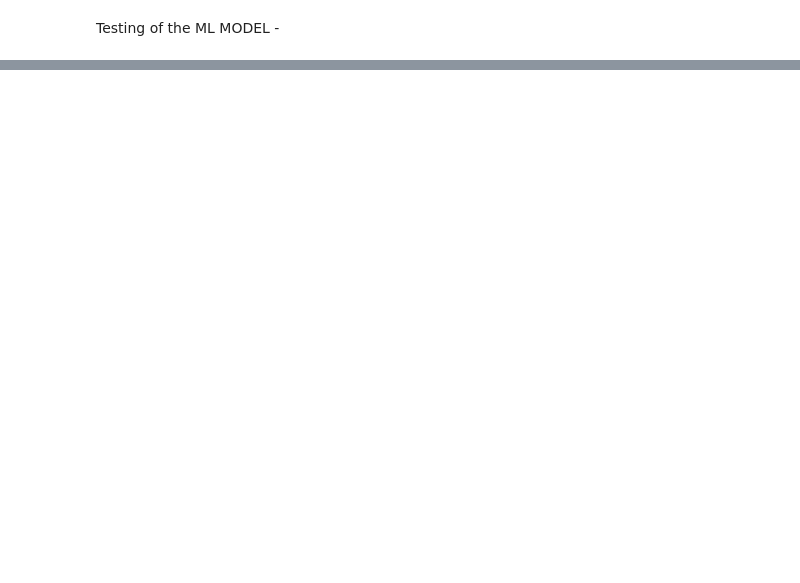
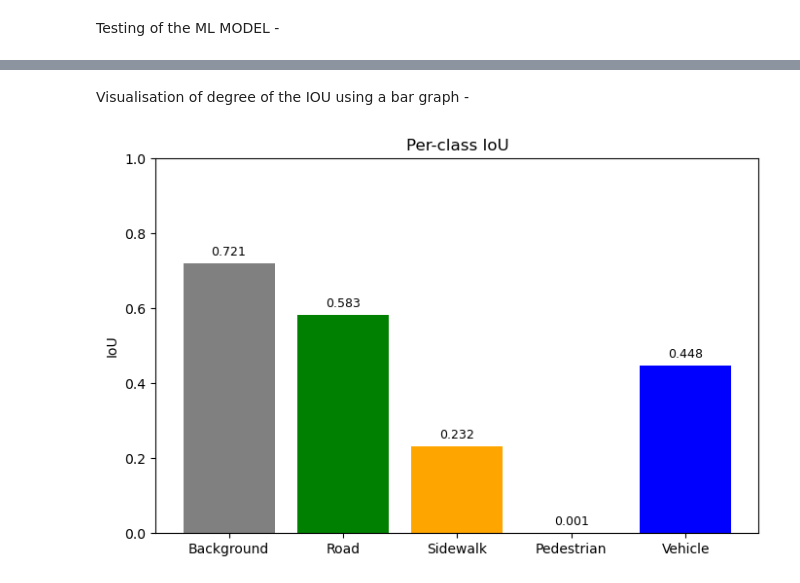
Before and after one commit to adilzainulsyed/Cityscapes-Computer-Vision-ML-model, a Jupyter notebook: main.ipynb, the cells around one changed output, grey strips where cells are left out. Saved outputs shown, nothing was run; the diff lists cells and outputs as text; code cells hidden in the pictures; blank space fills up the shorter version.

```diff
--- a/main.ipynb
+++ b/main.ipynb
@@ -199,7 +199,7 @@ val_ds   = val_ds.batch(BATCH_SIZE).prefetch(tf.data.AUTOTUNE)
 history = model.fit(
     train_ds,
     validation_data=val_ds,
-    epochs=1,
+    epochs=50,
     callbacks=callbacks
 )
 # %% [output]
@@ -230,0 +247,18 @@ Per-class IoU: [np.float64(0.6738708496092378), np.float64(0.0), np.float64(0.0)
+# %% [markdown]
+Visualisation of degree of the IOU using a bar graph -
+# %%
+import matplotlib.pyplot as plt
+
+# Class labels from your dataset
+CLASS_NAMES = ["Background", "Road", "Sidewalk", "Pedestrian", "Vehicle"]
+
+plt.figure(figsize=(8,5))
+plt.bar(CLASS_NAMES, ious, color=['gray','green','orange','red','blue'])
+plt.ylim(0,1)
+plt.ylabel("IoU")
+plt.title("Per-class IoU")
+for i,v in enumerate(ious):
+    plt.text(i, v + 0.02, f"{v:.3f}", ha='center', fontsize=9)
+plt.show()
+# %% [output]
+[figure, added]
```
Also changed, not shown: parts of 3 cells of this notebook, 4 other files.
